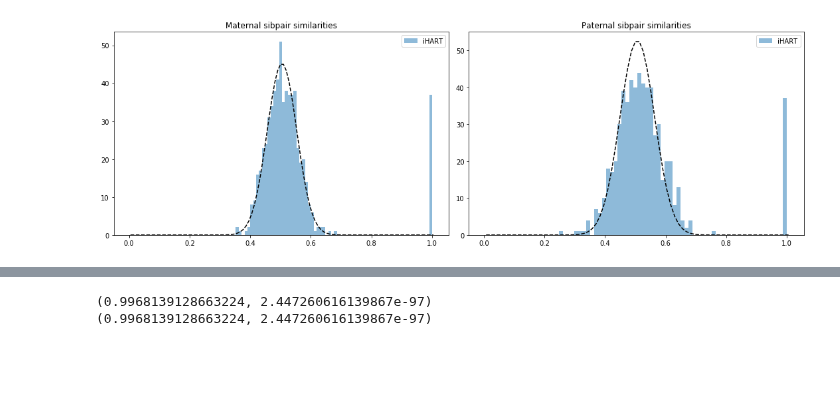
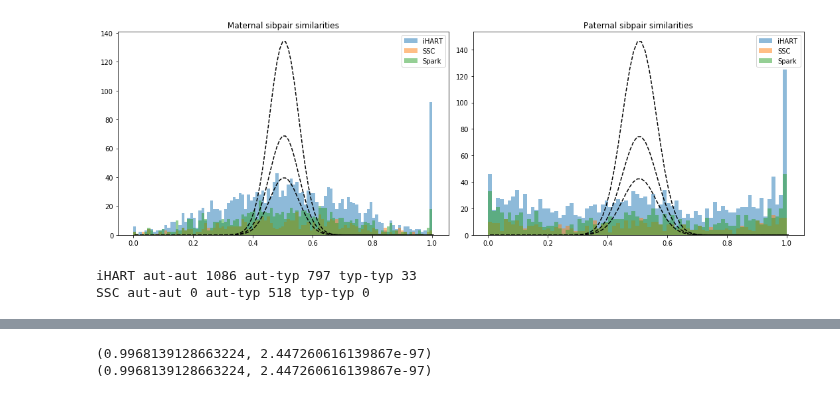
Before and after one commit to kpaskov/PhasingFamilies, a Jupyter notebook: analysis/Sibpair-Similarity.ipynb, the cells around one changed output, grey strips where cells are left out. Drawn from its saved outputs; the diff is of its cells as text; code cells hidden in the pictures; blank space fills up the shorter version.

```diff
--- a/analysis/Sibpair-Similarity.ipynb
+++ b/analysis/Sibpair-Similarity.ipynb
@@ -227,11 +227,12 @@ spark_pat_mismatch = np.array([spark_sibpair_to_pat_mismatch[k] for k in spark_s
 # needs to be hand-tuned
 def find_outliers(mat_match, mat_mismatch, pat_match, pat_mismatch):
     if chroms == ['X']:
-        pat_ok = (pat_match < 0.2*pow(10, 8)) | (pat_mismatch < 0.2*pow(10, 8))
-        return ~pat_ok | (mat_match+mat_mismatch < 0.5*pow(10, 8))
+        m = max(np.max(mat_match+mat_mismatch), np.max(pat_match+pat_mismatch))
+        pat_ok = (pat_match < 0.1*m) | (pat_mismatch < 0.1*m)
+        return ~pat_ok | (mat_match+mat_mismatch < 0.5*m)
     else:
-        #return (mat_match < 0.75*pow(10, 9)) | (pat_match < 0.75*pow(10, 9)) | (mat_mismatch < 0.75*pow(10, 9)) | (pat_mismatch < 0.75*pow(10, 9)) | (mat_match+mat_mismatch < 2.5*pow(10, 9)) | (pat_match+pat_mismatch < 2.5*pow(10, 9))
-        return (mat_match+mat_mismatch < 1.5*pow(10, 9)) | (pat_match+pat_mismatch < 1.5*pow(10, 9))
+        m = max(np.max(mat_match+mat_mismatch), np.max(pat_match+pat_mismatch))
+        return (mat_match+mat_mismatch < 0.5*m) | (pat_match+pat_mismatch < 0.5*m)
 
 ihart_outliers = find_outliers(ihart_mat_match, ihart_mat_mismatch, ihart_pat_match, ihart_pat_mismatch)
 print('Removing %d outliers iHART' % np.sum(ihart_outliers))
@@ -242,8 +243,8 @@ print('Removing %d outliers iHART' % np.sum(ihart_outliers))
 #ihart_chip_outliers = find_outliers(ihart_chip_mat_match, ihart_chip_mat_mismatch, ihart_chip_pat_match, ihart_chip_pat_mismatch)
 #print('Removing %d outliers iHART chip' % np.sum(ihart_chip_outliers))
 
-#ssc_outliers = find_outliers(ssc_mat_match, ssc_mat_mismatch, ssc_pat_match, ssc_pat_mismatch)
-#print('Removing %d outliers SSC' % np.sum(ssc_outliers))
+ssc_outliers = find_outliers(ssc_mat_match, ssc_mat_mismatch, ssc_pat_match, ssc_pat_mismatch)
+print('Removing %d outliers SSC' % np.sum(ssc_outliers))
 
 spark_outliers = find_outliers(spark_mat_match, spark_mat_mismatch, spark_pat_match, spark_pat_mismatch)
 print('Removing %d outliers spark' % np.sum(spark_outliers))
@@ -346,11 +313,11 @@ plt.show()
 #ihart_indices = ~ihart_outliers & ~ihart_quad_outliers & ~ihart_chip_outliers
 #ihart_indices = ~ihart_outliers #& ~ihart_quad_outliers
 ihart_indices = ~ihart_outliers #& ~ihart_chip_outliers
-#ssc_indices = ~ssc_outliers
+ssc_indices = ~ssc_outliers
 spark_indices = ~spark_outliers #& ~spark_quad_outliers
 
 ihart_sibpairs = [ihart_sibpairs[i] for i in np.where(ihart_indices)[0]]
-#ssc_sibpairs = [ssc_sibpairs[i] for i in np.where(ssc_indices)[0]]
+ssc_sibpairs = [ssc_sibpairs[i] for i in np.where(ssc_indices)[0]]
 spark_sibpairs = [spark_sibpairs[i] for i in np.where(spark_indices)[0]]
 
 ihart_mat_match = ihart_mat_match[ihart_indices]
@@ -368,10 +335,10 @@ ihart_pat_mismatch = ihart_pat_mismatch[ihart_indices]
 #ihart_chip_pat_match = ihart_chip_pat_match[ihart_indices]
 #ihart_chip_pat_mismatch = ihart_chip_pat_mismatch[ihart_indices]
 
-#ssc_mat_match = ssc_mat_match[ssc_indices]
-#ssc_mat_mismatch = ssc_mat_mismatch[ssc_indices]
-#ssc_pat_match = ssc_pat_match[ssc_indices]
-#ssc_pat_mismatch = ssc_pat_mismatch[ssc_indices]
+ssc_mat_match = ssc_mat_match[ssc_indices]
+ssc_mat_mismatch = ssc_mat_mismatch[ssc_indices]
+ssc_pat_match = ssc_pat_match[ssc_indices]
+ssc_pat_mismatch = ssc_pat_mismatch[ssc_indices]
 
 spark_mat_match = spark_mat_match[spark_indices]
 spark_mat_mismatch = spark_mat_mismatch[spark_indices]
@@ -439,8 +392,8 @@ ihart_pat = ihart_pat_match/(ihart_pat_match+ihart_pat_mismatch)
 #ihart_chip_mat = ihart_chip_mat_match/(ihart_chip_mat_match+ihart_chip_mat_mismatch)
 #ihart_chip_pat = ihart_chip_pat_match/(ihart_chip_pat_match+ihart_chip_pat_mismatch)
 
-#ssc_mat = ssc_mat_match/(ssc_mat_match+ssc_mat_mismatch)
-#ssc_pat = ssc_pat_match/(ssc_pat_match+ssc_pat_mismatch)
+ssc_mat = ssc_mat_match/(ssc_mat_match+ssc_mat_mismatch)
+ssc_pat = ssc_pat_match/(ssc_pat_match+ssc_pat_mismatch)
 
 spark_mat = spark_mat_match/(spark_mat_match+spark_mat_mismatch)
 spark_pat = spark_pat_match/(spark_pat_match+spark_pat_mismatch)
@@ -450,36 +403,51 @@ spark_pat = spark_pat_match/(spark_pat_match+spark_pat_mismatch)
 # %%
 plt.figure(figsize=(15, 5))
 
 plt.subplot(1, 2, 1)
 p = 0.5
 n = (21+(2*42))
 x_axis = np.arange(0, n+1)
 plt.plot((x_axis+0.5)/n, len([x for x in ihart_mat if x < 0.95])*stats.binom.pmf(x_axis, n, p), color='black', linestyle='--')
 #plt.plot((x_axis+0.5)/n, len([x for x in ihart_chip_mat if x < 0.95])*stats.binom.pmf(x_axis, n, p), color='black', linestyle='--')
-#plt.plot((x_axis+0.5)/n, len(ssc_mat)*stats.binom.pmf(x_axis, n, p), color='black', linestyle='--')
-#plt.plot((x_axis+0.5)/n, len([x for x in spark_mat if x < 0.95])*stats.binom.pmf(x_axis, n, p), color='black', linestyle='--')
+plt.plot((x_axis+0.5)/n, len([x for x in ssc_mat if x < 0.95])*stats.binom.pmf(x_axis, n, p), color='black', linestyle='--')
+plt.plot((x_axis+0.5)/n, len([x for x in spark_mat if x < 0.95])*stats.binom.pmf(x_axis, n, p), color='black', linestyle='--')
 plt.hist(ihart_mat, bins=x_axis/n, alpha=0.5, label='iHART')
 #plt.hist(ihart_chip_mat, bins=x_axis/n, alpha=0.5, label='iHART chip')
-#plt.hist(ssc_mat, bins=x_axis/n, alpha=0.5, label='SSC')
-#plt.hist(spark_mat, bins=x_axis/n, alpha=0.5, label='Spark')
+plt.hist(ssc_mat, bins=x_axis/n, alpha=0.5, label='SSC')
+plt.hist(spark_mat, bins=x_axis/n, alpha=0.5, label='Spark')
 plt.legend()
 plt.title('Maternal sibpair similarities')
 
 plt.subplot(1, 2, 2)
 n = (21+(2*28))
 x_axis = np.arange(0, n+1)
 plt.plot((x_axis+0.5)/n, len([x for x in ihart_pat if x < 0.95])*stats.binom.pmf(x_axis, n, p), color='black', linestyle='--')
 #plt.plot((x_axis+0.5)/n, len([x for x in ihart_chip_pat if x < 0.95])*stats.binom.pmf(x_axis, n, p), color='black', linestyle='--')
-#plt.plot((x_axis+0.5)/n, len(ssc_pat)*stats.binom.pmf(x_axis, n, p), color='black', linestyle='--')
-#plt.plot((x_axis+0.5)/n, len([x for x in spark_pat if x < 0.95])*stats.binom.pmf(x_axis, n, p), color='black', linestyle='--')
+plt.plot((x_axis+0.5)/n, len([x for x in ssc_pat if x < 0.95])*stats.binom.pmf(x_axis, n, p), color='black', linestyle='--')
+plt.plot((x_axis+0.5)/n, len([x for x in spark_pat if x < 0.95])*stats.binom.pmf(x_axis, n, p), color='black', linestyle='--')
 plt.hist(ihart_pat, bins=x_axis/n, alpha=0.5, label='iHART')
 #plt.hist(ihart_chip_pat, bins=x_axis/n, alpha=0.5, label='iHART chip')
-#plt.hist(ssc_pat, bins=x_axis/n, alpha=0.5, label='SSC')
-#plt.hist(spark_pat, bins=x_axis/n, alpha=0.5, label='Spark')
+plt.hist(ssc_pat, bins=x_axis/n, alpha=0.5, label='SSC')
+plt.hist(spark_pat, bins=x_axis/n, alpha=0.5, label='Spark')
 plt.legend()
 plt.title('Paternal sibpair similarities')
 
 plt.tight_layout()
 plt.show()
 # %% [output]
-[figure, old version]
+[figure, new version]
+# %%
+ihart_aut_aut_indices = np.array([child_id_to_affected[x[0]]=='2' and child_id_to_affected[x[1]]=='2' for x in ihart_sibpairs])
+ihart_aut_typ_indices = np.array([(child_id_to_affected[x[0]]=='2' and child_id_to_affected[x[1]]=='1') or (child_id_to_affected[x[0]]=='1' and child_id_to_affected[x[1]]=='2') for x in ihart_sibpairs])
+ihart_typ_typ_indices = np.array([child_id_to_affected[x[0]]=='1' and child_id_to_affected[x[1]]=='1' for x in ihart_sibpairs])
+
+ssc_aut_aut_indices = np.array([child_id_to_affected[x[0]]=='2' and child_id_to_affected[x[1]]=='2' for x in ssc_sibpairs])
+ssc_aut_typ_indices = np.array([(child_id_to_affected[x[0]]=='2' and child_id_to_affected[x[1]]=='1') or (child_id_to_affected[x[0]]=='1' and child_id_to_affected[x[1]]=='2') for x in ssc_sibpairs])
+ssc_typ_typ_indices = np.array([child_id_to_affected[x[0]]=='1' and child_id_to_affected[x[1]]=='1' for x in ssc_sibpairs])
+
+
+print('iHART', 'aut-aut', np.sum(ihart_aut_aut_indices), 'aut-typ', np.sum(ihart_aut_typ_indices), 'typ-typ', np.sum(ihart_typ_typ_indices))
+print('SSC', 'aut-aut', np.sum(ssc_aut_aut_indices), 'aut-typ', np.sum(ssc_aut_typ_indices), 'typ-typ', np.sum(ssc_typ_typ_indices))
+# %% [output]
+iHART aut-aut 1086 aut-typ 797 typ-typ 33
+SSC aut-aut 0 aut-typ 518 typ-typ 0
```
Also changed, not shown: parts of 11 cells of this notebook, 1 other file.
